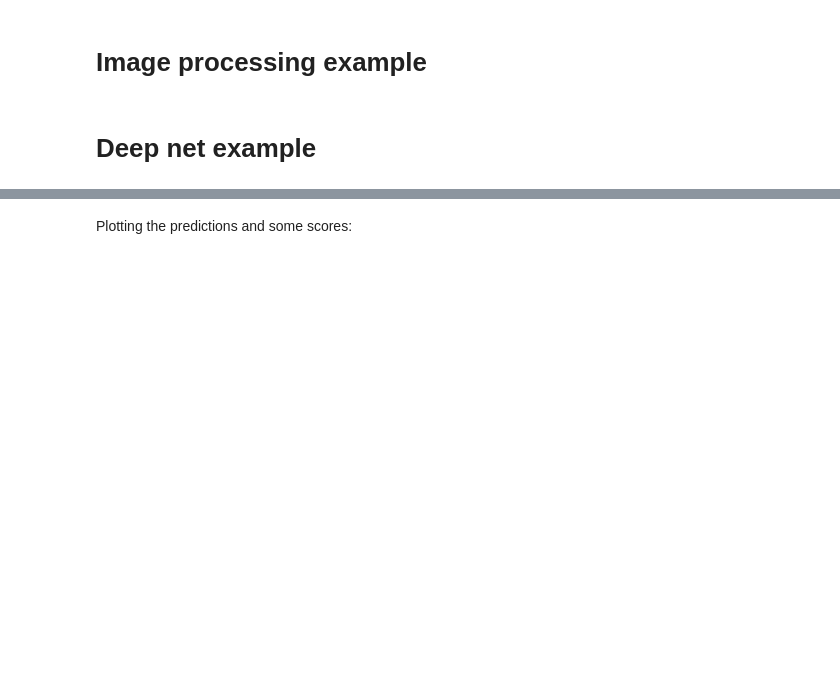
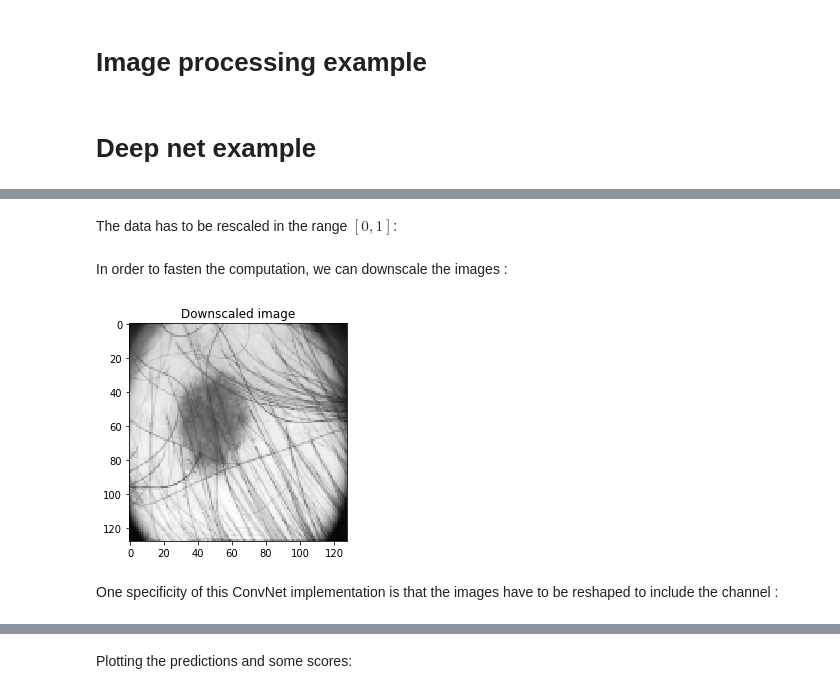
Before and after one commit to jeanbabs/Melanoma_detection, a Jupyter notebook: Melanoma_starting_kit.ipynb, the cells around one changed output, grey strips where cells are left out. Saved outputs shown, nothing was run; the diff lists cells and outputs as text; code cells hidden in the pictures; blank space fills up the shorter version.

```diff
--- a/Melanoma_starting_kit.ipynb
+++ b/Melanoma_starting_kit.ipynb
@@ -378,0 +339,24 @@ n_prefix = 100
+# %% [markdown]
+The data has to be rescaled in the range $[0,1]$:
+# %%
+X_train =  np.load("./data/data_train.npy")
+X_test =  np.load("./data/data_test.npy")
+
+
+X_train /= 255
+X_test /= 255
+# %% [markdown]
+In order to fasten the computation, we can downscale the images :
+# %%
+from skimage.transform import resize
+
+X_train = np.array([resize(image, (128, 128), mode='reflect', anti_aliasing=True) for image in X_train])
+X_test = np.array([resize(image, (128, 128), mode='reflect', anti_aliasing=True) for image in X_test])
+# %%
+plt.imshow(X_train[0], cmap='Greys_r')
+plt.title("Downscaled image")
+plt.show()
+# %% [output]
+[figure, added]
+# %% [markdown]
+One specificity of this ConvNet implementation is that the images have to be reshaped to include the channel :
```
Also changed, not shown: parts of 40 cells of this notebook.
